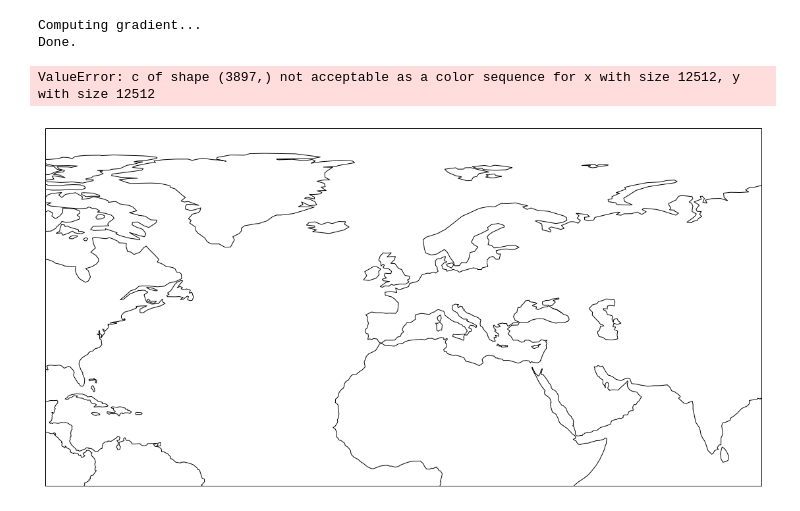
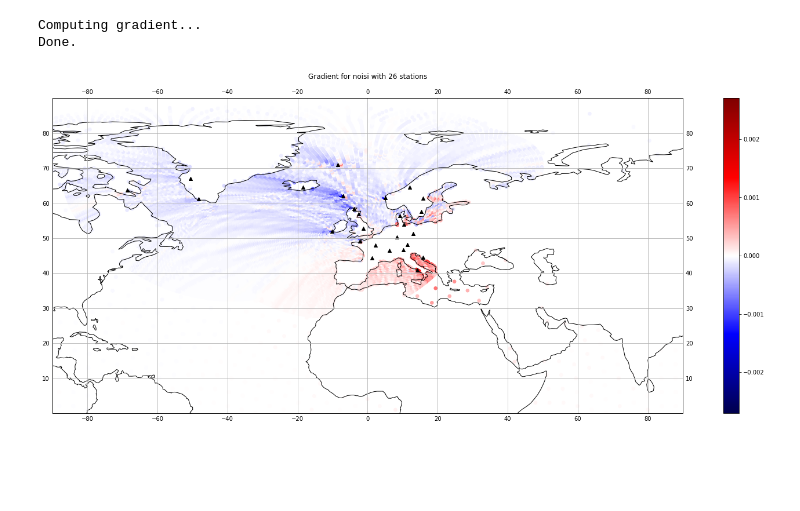
Before and after one commit to jigel/noisi, a Jupyter notebook: ALPHA_SCRIPT.ipynb, the cells around one changed output. Drawn from its saved outputs; the diff is of its cells as text; code cells hidden in the pictures; blank space fills up the shorter version.

```diff
--- a/ALPHA_SCRIPT.ipynb
+++ b/ALPHA_SCRIPT.ipynb
@@ -55,7 +55,7 @@ wavefield_path = "../axisem/SOLVER/Noisi_10s_repacked/"
 os.system('noisi setup_project ' + project_name)
 print('New project created:', project_name)
 
-project_path = os.path.join(os.getcwd(),"Alpha_Project")
+project_path = os.path.join(os.getcwd(),project_name)
 print('Path to new project: ', project_path)
 
 # copy stationlist file to project and rename stationlist.csv
@@ -449,9 +449,8 @@ Computing gradient...
 Done.
 # %%
 # Plot Gradient
-plot_gradient(project_path,source_homo_path,extent=extent)
+plot_gradient(project_path,source_homo_path,extent=extent,gridlines = True)
 # save file
 plt.savefig(os.path.join(project_path,"data_gradient.png"))
 # %% [output]
-ValueError: c of shape (3897,) not acceptable as a color sequence for x with size 12512, y with size 12512
-[figure, old version]
+[figure, new version]
```
Also changed, not shown: parts of 11 cells of this notebook, 3 other files.
